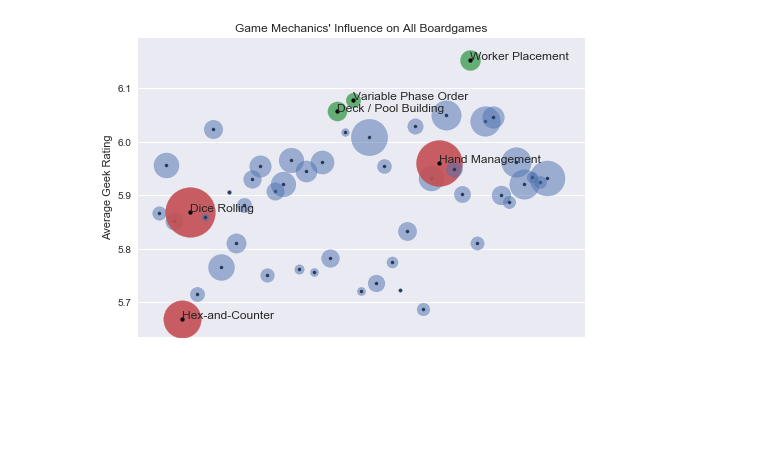
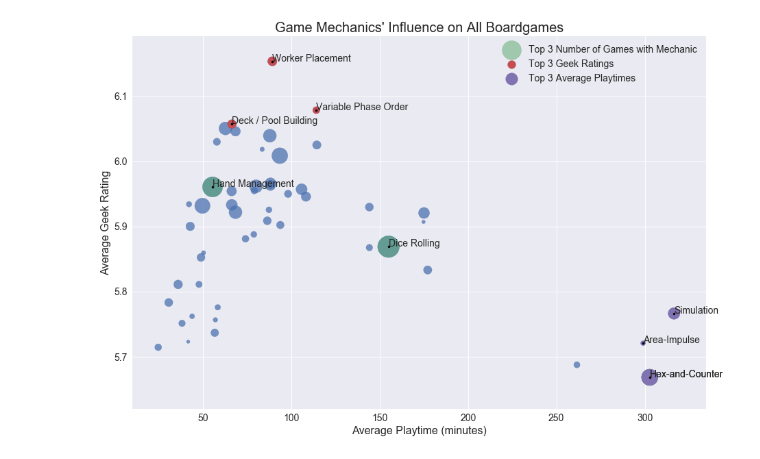
Before and after one commit to rolison/BoardGameGeek-DataScience, a Jupyter notebook: bggDataAnalysis1.ipynb, the cells around one changed output. Saved outputs shown, nothing was run; the diff lists cells and outputs as text; code cells hidden in the pictures; blank space fills up the shorter version.

```diff
--- a/bggDataAnalysis1.ipynb
+++ b/bggDataAnalysis1.ipynb
@@ -48,7 +64,7 @@ In order to make the following plot, the function __scatter_plot_all_mechanics()
 # %%
 import data_analysis
 
-data_analysis.scatter_plot_all_mechanics()
+data_analysis.scatter_plot_mechanics_with_rank(rank=10001, top=3)
 # %% [output]
-[figure, old version]
+[figure, new version]
 # %% [markdown]
```
Also changed, not shown: parts of 4 cells of this notebook, 3 other files.
